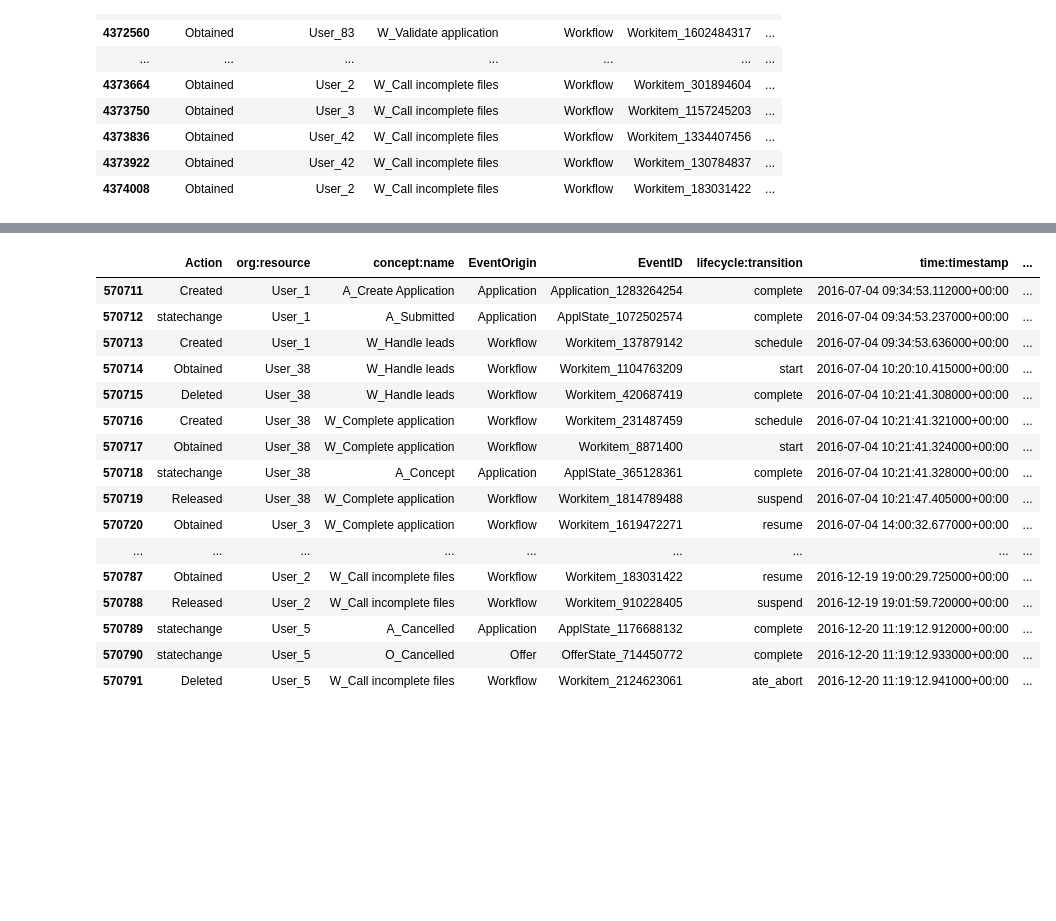
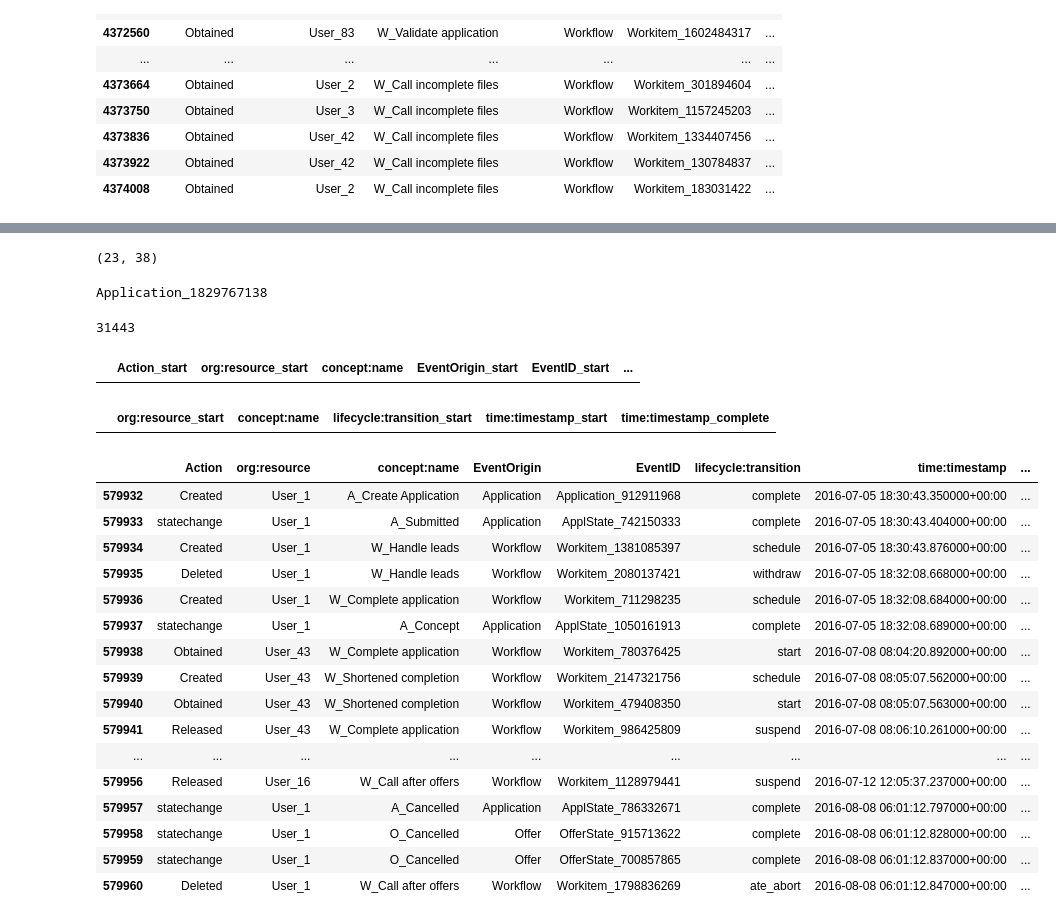
Before and after one commit to ltsstar/TaskExecutionTimeMining, a Jupyter notebook: src/notebooks/BPIC_2017/BPIC_2017_event_log_transformer-resume_suspend.ipynb, the cells around one changed output, grey strips where cells are left out. Cells and saved outputs as stored; diff of their text form; code cells hidden in the pictures; blank space fills up the shorter version.

Commit message:
delete overalapping cases

```diff
--- a/src/notebooks/BPIC_2017/BPIC_2017_event_log_transformer-resume_suspend.ipynb
+++ b/src/notebooks/BPIC_2017/BPIC_2017_event_log_transformer-resume_suspend.ipynb
@@ -116,23 +168,44 @@ start_end_event_log[start_end_event_log['case:concept:name'] == 'Application_128
+# %%
+start_end_event_log[start_end_event_log['concept:name'] == 'W_Shortened completion '].shape
+# %% [output]
+(23, 38)
+# %%
+print(case_id)
+# %% [output]
+Application_1829767138
+# %%
+start_end_event_log['case:concept:name'].nunique()
+# %% [output]
+31443
+# %%
+start_end_event_log[start_end_event_log['case:concept:name'] == 'Application_912911968'].sort_values('time:timestamp_start')
+# %% [output]
+|  | Action_start | org:resource_start | concept:name | EventOrigin_start | EventID_start | ... |
+# %%
+start_end_event_log[start_end_event_log['case:concept:name'] == 'Application_912911968'].sort_values('time:timestamp_start')\
+[['org:resource_start', 	'concept:name', 'lifecycle:transition_start', 'time:timestamp_start', 'time:timestamp_complete']]
+# %% [output]
+|  | org:resource_start | concept:name | lifecycle:transition_start | time:timestamp_start | time:timestamp_complete |
 # %%
-event_log[event_log['case:concept:name'] == 'Application_1283264254'].sort_values('time:timestamp')
+event_log[event_log['case:concept:name'] == 'Application_912911968'].sort_values('time:timestamp')
 # %% [output]
 |  | Action | org:resource | concept:name | EventOrigin | EventID | lifecycle:transition | time:timestamp | ... |
-| 570711 | Created | User_1 | A_Create Application | Application | Application_1283264254 | complete | 2016-07-04 09:34:53.112000+00:00 | ... |
-| 570712 | statechange | User_1 | A_Submitted | Application | ApplState_1072502574 | complete | 2016-07-04 09:34:53.237000+00:00 | ... |
-| 570713 | Created | User_1 | W_Handle leads | Workflow | Workitem_137879142 | schedule | 2016-07-04 09:34:53.636000+00:00 | ... |
-| 570714 | Obtained | User_38 | W_Handle leads | Workflow | Workitem_1104763209 | start | 2016-07-04 10:20:10.415000+00:00 | ... |
-| 570715 | Deleted | User_38 | W_Handle leads | Workflow | Workitem_420687419 | complete | 2016-07-04 10:21:41.308000+00:00 | ... |
-| 570716 | Created | User_38 | W_Complete application | Workflow | Workitem_231487459 | schedule | 2016-07-04 10:21:41.321000+00:00 | ... |
-| 570717 | Obtained | User_38 | W_Complete application | Workflow | Workitem_8871400 | start | 2016-07-04 10:21:41.324000+00:00 | ... |
-| 570718 | statechange | User_38 | A_Concept | Application | ApplState_365128361 | complete | 2016-07-04 10:21:41.328000+00:00 | ... |
-| 570719 | Released | User_38 | W_Complete application | Workflow | Workitem_1814789488 | suspend | 2016-07-04 10:21:47.405000+00:00 | ... |
-| 570720 | Obtained | User_3 | W_Complete application | Workflow | Workitem_1619472271 | resume | 2016-07-04 14:00:32.677000+00:00 | ... |
+| 579932 | Created | User_1 | A_Create Application | Application | Application_912911968 | complete | 2016-07-05 18:30:43.350000+00:00 | ... |
+| 579933 | statechange | User_1 | A_Submitted | Application | ApplState_742150333 | complete | 2016-07-05 18:30:43.404000+00:00 | ... |
+| 579934 | Created | User_1 | W_Handle leads | Workflow | Workitem_1381085397 | schedule | 2016-07-05 18:30:43.876000+00:00 | ... |
+| 579935 | Deleted | User_1 | W_Handle leads | Workflow | Workitem_2080137421 | withdraw | 2016-07-05 18:32:08.668000+00:00 | ... |
+| 579936 | Created | User_1 | W_Complete application | Workflow | Workitem_711298235 | schedule | 2016-07-05 18:32:08.684000+00:00 | ... |
+| 579937 | statechange | User_1 | A_Concept | Application | ApplState_1050161913 | complete | 2016-07-05 18:32:08.689000+00:00 | ... |
+| 579938 | Obtained | User_43 | W_Complete application | Workflow | Workitem_780376425 | start | 2016-07-08 08:04:20.892000+00:00 | ... |
+| 579939 | Created | User_43 | W_Shortened completion | Workflow | Workitem_2147321756 | schedule | 2016-07-08 08:05:07.562000+00:00 | ... |
+| 579940 | Obtained | User_43 | W_Shortened completion | Workflow | Workitem_479408350 | start | 2016-07-08 08:05:07.563000+00:00 | ... |
+| 579941 | Released | User_43 | W_Complete application | Workflow | Workitem_986425809 | suspend | 2016-07-08 08:06:10.261000+00:00 | ... |
 | ... | ... | ... | ... | ... | ... | ... | ... | ... |
-| 570787 | Obtained | User_2 | W_Call incomplete files | Workflow | Workitem_183031422 | resume | 2016-12-19 19:00:29.725000+00:00 | ... |
-| 570788 | Released | User_2 | W_Call incomplete files | Workflow | Workitem_910228405 | suspend | 2016-12-19 19:01:59.720000+00:00 | ... |
-| 570789 | statechange | User_5 | A_Cancelled | Application | ApplState_1176688132 | complete | 2016-12-20 11:19:12.912000+00:00 | ... |
-| 570790 | statechange | User_5 | O_Cancelled | Offer | OfferState_714450772 | complete | 2016-12-20 11:19:12.933000+00:00 | ... |
-| 570791 | Deleted | User_5 | W_Call incomplete files | Workflow | Workitem_2124623061 | ate_abort | 2016-12-20 11:19:12.941000+00:00 | ... |
+| 579956 | Released | User_16 | W_Call after offers | Workflow | Workitem_1128979441 | suspend | 2016-07-12 12:05:37.237000+00:00 | ... |
+| 579957 | statechange | User_1 | A_Cancelled | Application | ApplState_786332671 | complete | 2016-08-08 06:01:12.797000+00:00 | ... |
+| 579958 | statechange | User_1 | O_Cancelled | Offer | OfferState_915713622 | complete | 2016-08-08 06:01:12.828000+00:00 | ... |
+| 579959 | statechange | User_1 | O_Cancelled | Offer | OfferState_700857865 | complete | 2016-08-08 06:01:12.837000+00:00 | ... |
+| 579960 | Deleted | User_1 | W_Call after offers | Workflow | Workitem_1798836269 | ate_abort | 2016-08-08 06:01:12.847000+00:00 | ... |
 # %%
 # Seconds in day
 start_end_event_log = TransformEventLog.seconds_in_day(start_end_event_log, 'time:timestamp_start')
```
Also changed, not shown: parts of 7 cells of this notebook, 1 other file.
